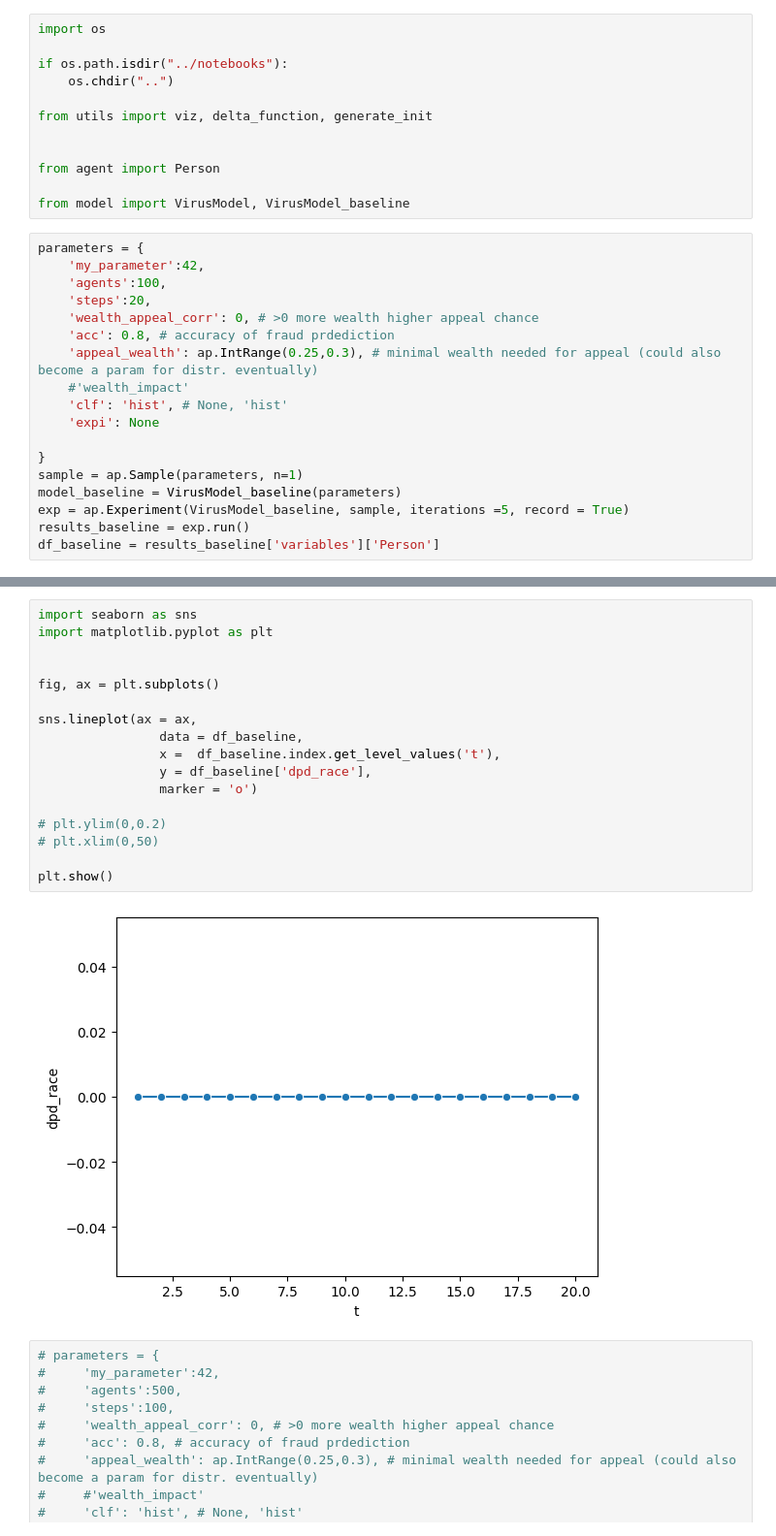
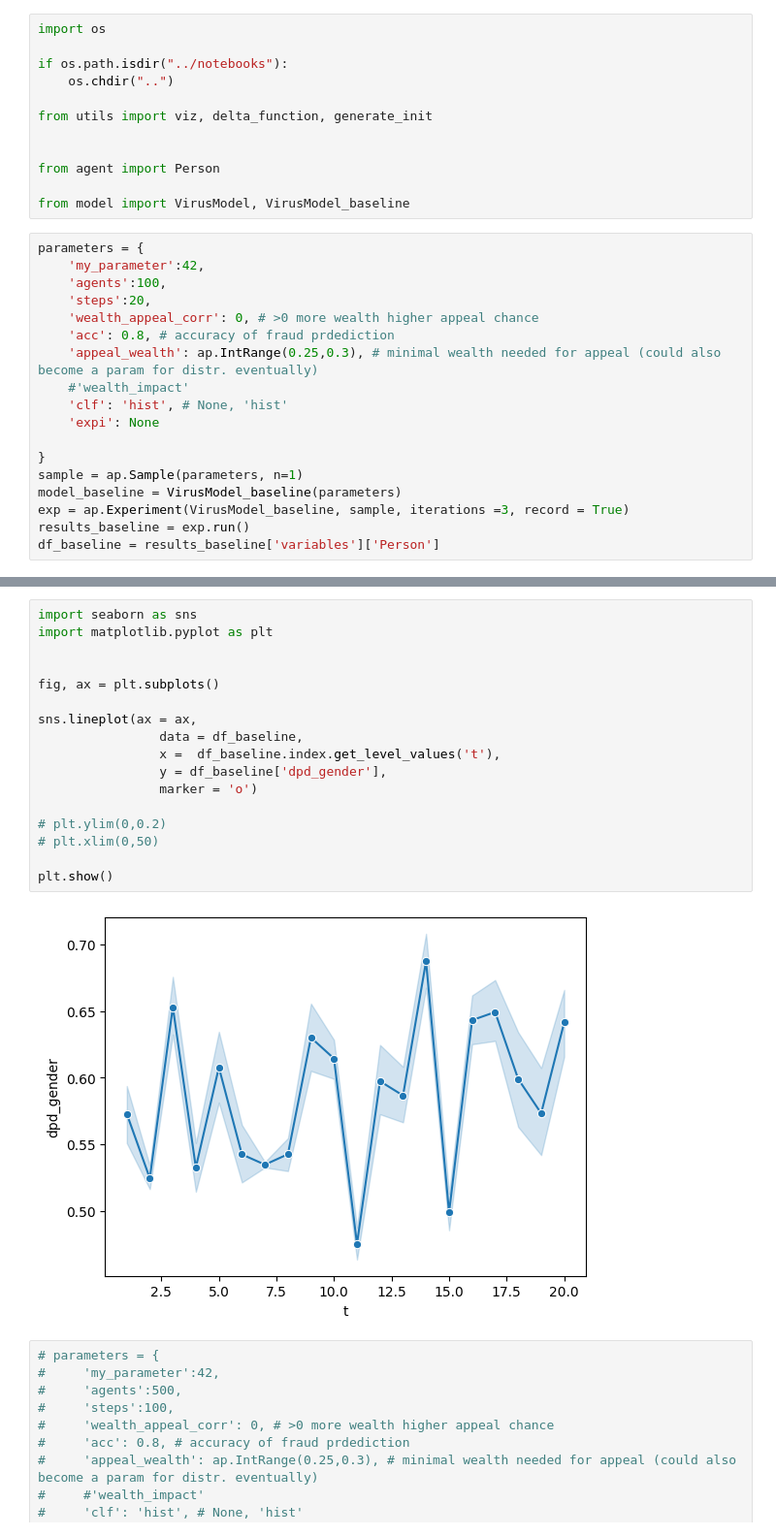
Before and after one commit to Le-Ty/abm_dm_impact, a Jupyter notebook: basic/notebooks/metrics.ipynb, the cells around one changed output, grey strips where cells are left out. Shown at 97% size. Saved outputs shown, nothing was run; the diff lists cells and outputs as text.

```diff
--- a/basic/notebooks/metrics.ipynb
+++ b/basic/notebooks/metrics.ipynb
@@ -44,7 +44,7 @@ parameters = {
 }
 sample = ap.Sample(parameters, n=1)
 model_baseline = VirusModel_baseline(parameters)
-exp = ap.Experiment(VirusModel_baseline, sample, iterations =5, record = True)
+exp = ap.Experiment(VirusModel_baseline, sample, iterations =3, record = True)
 results_baseline = exp.run()
 df_baseline = results_baseline['variables']['Person']
 # %% [output]
@@ -152,22 +108,22 @@ df_baseline.head(100)
 # %%
 import seaborn as sns
 import matplotlib.pyplot as plt
 
 
 fig, ax = plt.subplots()
 
 sns.lineplot(ax = ax,
                 data = df_baseline,
                 x =  df_baseline.index.get_level_values('t'),
-                y = df_baseline['dpd_race'],
+                y = df_baseline['dpd_gender'],
                 marker = 'o')
 
 # plt.ylim(0,0.2)
 # plt.xlim(0,50)
 
 plt.show()
 # %% [output]
-[figure, old version]
+[figure, new version]
 # %%
 # parameters = {
 #     'my_parameter':42,
```
Also changed, not shown: parts of 12 cells of this notebook, 4 other files.
